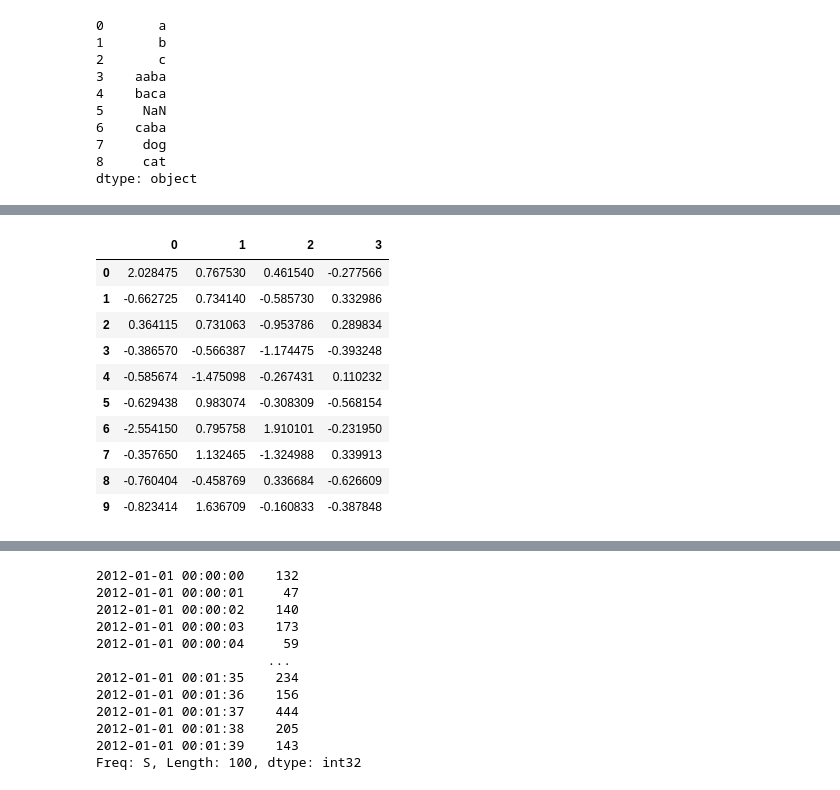
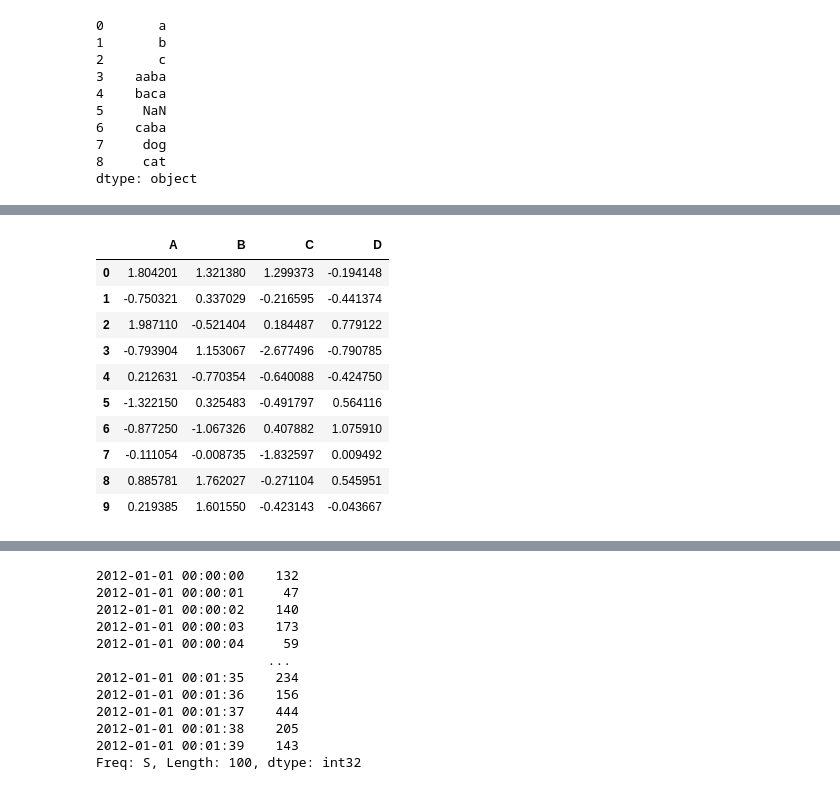
Before and after one commit to access977987/Basic-Python, a Jupyter notebook: Pandas.ipynb, the cells around one changed output, grey strips where cells are left out. Drawn from its saved outputs; the diff is of its cells as text; code cells hidden in the pictures.

```diff
--- a/Pandas.ipynb
+++ b/Pandas.ipynb
@@ -405,4 +631,7 @@ dtype: object
 # %%
-df = pd.DataFrame(np.random.randn(10, 4))
-df
+# concat
+df = pd.DataFrame(np.random.randn(10, 4), columns=list("ABCD"))
+
+pieces = [df[:3], df[3:7], df[7:]] #用list把原始df拆成3段
+pieces
 # %% [output]
@@ -437,16 +651,16 @@ pieces
 # %%
-pd.concat(pieces)
+pd.concat(pieces, axis=0) #axis=0:rbind, axis=1:cbind
 
-# 注意: 添加col速度比較快，若是要添加row會慢很多，因此建議先創建一個list，蒐集要合併的row，之後將list concat起來再合併回去df，速度會較快
+# 注意: 添加col速度比較快，若是要添加row會慢很多，因此建議先創建一個list，append要合併的row，之後將list concat起來再合併回去df，速度會較快
 # %% [output]
-|  | 0 | 1 | 2 | 3 |
-| 0 | 2.028475 | 0.767530 | 0.461540 | -0.277566 |
-| 1 | -0.662725 | 0.734140 | -0.585730 | 0.332986 |
-| 2 | 0.364115 | 0.731063 | -0.953786 | 0.289834 |
-| 3 | -0.386570 | -0.566387 | -1.174475 | -0.393248 |
-| 4 | -0.585674 | -1.475098 | -0.267431 | 0.110232 |
-| 5 | -0.629438 | 0.983074 | -0.308309 | -0.568154 |
-| 6 | -2.554150 | 0.795758 | 1.910101 | -0.231950 |
-| 7 | -0.357650 | 1.132465 | -1.324988 | 0.339913 |
-| 8 | -0.760404 | -0.458769 | 0.336684 | -0.626609 |
-| 9 | -0.823414 | 1.636709 | -0.160833 | -0.387848 |
+|  | A | B | C | D |
+| 0 | 1.804201 | 1.321380 | 1.299373 | -0.194148 |
+| 1 | -0.750321 | 0.337029 | -0.216595 | -0.441374 |
+| 2 | 1.987110 | -0.521404 | 0.184487 | 0.779122 |
+| 3 | -0.793904 | 1.153067 | -2.677496 | -0.790785 |
+| 4 | 0.212631 | -0.770354 | -0.640088 | -0.424750 |
+| 5 | -1.322150 | 0.325483 | -0.491797 | 0.564116 |
+| 6 | -0.877250 | -1.067326 | 0.407882 | 1.075910 |
+| 7 | -0.111054 | -0.008735 | -1.832597 | 0.009492 |
+| 8 | 0.885781 | 1.762027 | -0.271104 | 0.545951 |
+| 9 | 0.219385 | 1.601550 | -0.423143 | -0.043667 |
```
Also changed, not shown: parts of 104 cells of this notebook.
